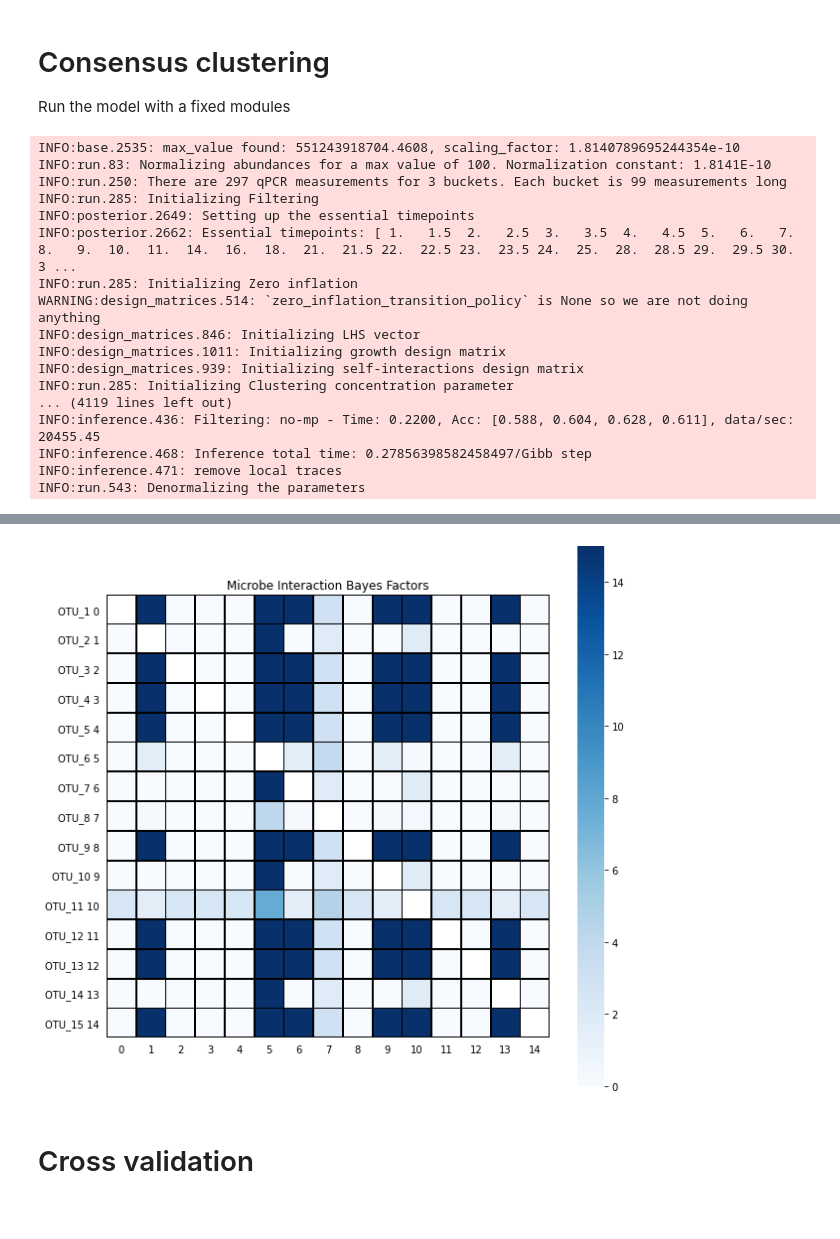
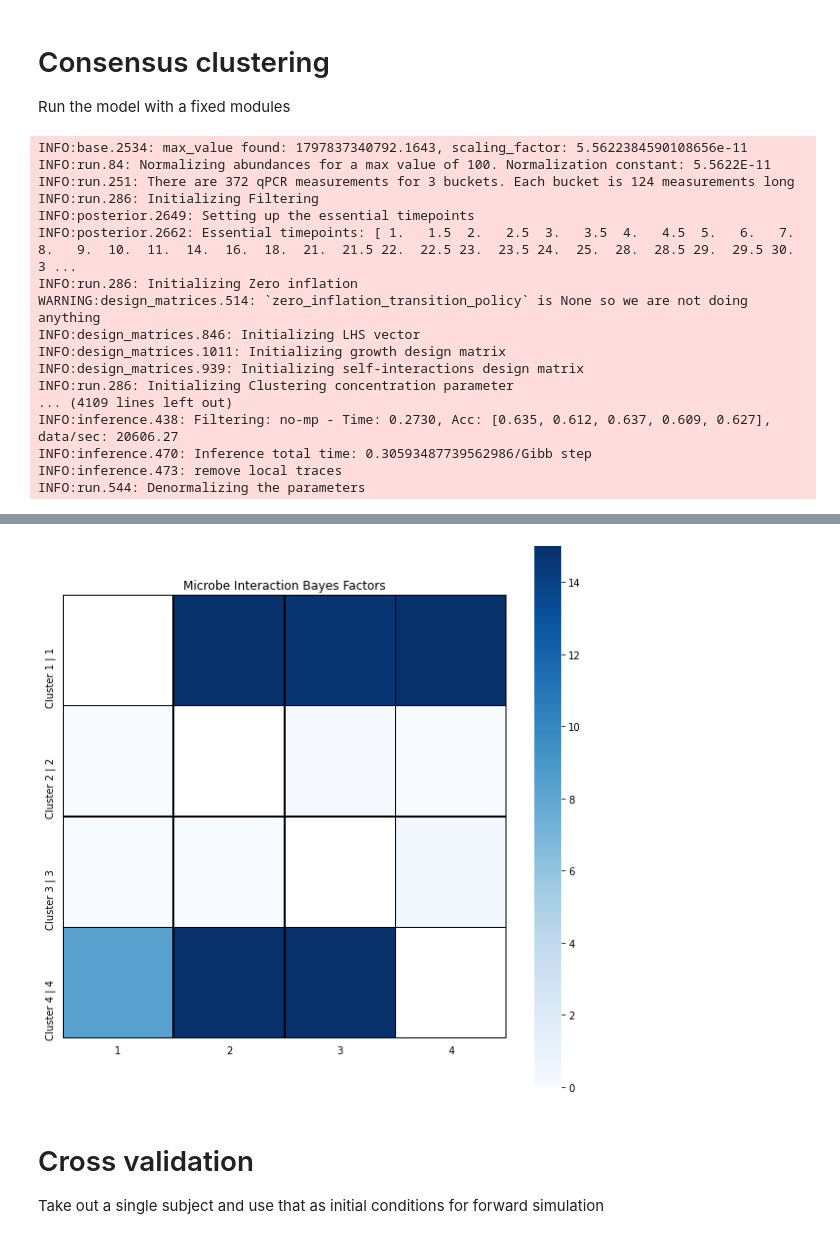
Before and after one commit to JashanSingh126/MDSINE2_Paper, a Jupyter notebook: bindertutorials/tutorial2_inference.ipynb, the cells around one changed output, grey strips where cells are left out. Drawn from its saved outputs; the diff is of its cells as text; code cells hidden in the pictures.

```diff
--- a/bindertutorials/tutorial2_inference.ipynb
+++ b/bindertutorials/tutorial2_inference.ipynb
@@ -267,4 +250,4 @@ negbin a1 0.058736213888751776
 # %%
 # initilize the graph
-mcmc_healthy0 = md2.initialize_graph(params=params, graph_name=h_toy.name, subjset=h_toy)
+mcmc_uc0 = md2.initialize_graph(params=params, graph_name=uc_toy.name, subjset=uc_toy)
 # %% [output]
@@ -288,3 +271,3 @@ INFO:inference.559: ##########################################
 # %%
-mcmc_healthy0 = md2.run_graph(mcmc_healthy0, crash_if_error=True)
+mcmc_uc0 = md2.run_graph(mcmc_uc0, crash_if_error=True)
 # %% [output]
@@ -371,6 +364,7 @@ INFO:inference.436: Variance paramet
 # %%
-clustering = mcmc_healthy1.graph[STRNAMES.CLUSTERING_OBJ]
-taxas = mcmc_healthy1.graph.data.taxas
+clustering = mcmc_uc1.graph[STRNAMES.CLUSTERING_OBJ]
+md2.generate_cluster_assignments_posthoc(clustering, set_as_value=True)
+taxas = mcmc_uc1.graph.data.taxas
 
 md2.visualization.render_trace(clustering.n_clusters)
 order = []
@@ -378,14 +372,17 @@ for i, cluster in enumerate(clustering):
     print('Cluster {}'.format(i))
     for oidx in cluster:
         print('\t', md2.taxaname_for_paper(taxas[oidx], taxas))
+        order.append(oidx)
 
-coclusters = md2.summary(mcmc_healthy1.graph[STRNAMES.CLUSTERING_OBJ].coclusters)['mean']
-md2.visualization.render_cocluster_proportions(coclusters, taxas=h_toy.taxas,
-                                                yticklabels='%(paperformat)s',
-                                              title='Cocluster Probabilities')
+coclusters = md2.summary(mcmc_uc1.graph[STRNAMES.CLUSTERING_OBJ].coclusters)['mean']
+md2.visualization.render_cocluster_proportions(
+    coclusters, taxas=uc_toy.taxas, yticklabels='%(paperformat)s | %(index)s',
+    order=order)
 
-bayes_factors = md2.generate_interation_bayes_factors_posthoc(mcmc_healthy1)
-md2.visualization.render_bayes_factors(bf, taxas=taxas)
+bayes_factors = md2.generate_interation_bayes_factors_posthoc(mcmc_uc1)
+md2.visualization.render_bayes_factors(
+    bayes_factors, taxas=taxas, yticklabels='%(paperformat)s | %(index)s',
+    order=order)
 
 plt.show()
 # %% [output]
@@ -407,9 +436,8 @@ Run the model with a fixed modules
 # %%
 # Use the clustering from a previous as the clustering assignment
 params = md2.config.MDSINE2ModelConfig(
-    basepath=basepath, data_seed=0, init_seed=0,
-    burnin=50, n_samples=100, negbin_a0=a0,
-    negbin_a1=a1, checkpoint=50)
+    basepath=basepath, seed=0, burnin=50, n_samples=100,
+    negbin_a0=a0, negbin_a1=a1, checkpoint=50)
 
 # Do not learn the clustering parameters
 params.LEARN[STRNAMES.CLUSTERING] = False
@@ -417,33 +445,37 @@ params.LEARN[STRNAMES.CONCENTRATION] = False
 
 # Set the initialization option for clustering
 params.INITIALIZATION_KWARGS[STRNAMES.CLUSTERING]['value_option'] = 'fixed-clustering'
-params.INITIALIZATION_KWARGS[STRNAMES.CLUSTERING]['value'] = 'output/mdsine2/run2/mcmc.pkl'
+params.INITIALIZATION_KWARGS[STRNAMES.CLUSTERING]['value'] = 'output/mdsine2/healthy100/mcmc.pkl'
 
-mcmc = md2.initialize_graph(params=params, graph_name=h_toy.name, subjset=h_toy)
+mcmc = md2.initialize_graph(params=params, graph_name=uc_toy.name, subjset=uc_toy)
 mcmc = md2.run_graph(mcmc, crash_if_error=True)
 # %% [output]
-INFO:base.2535: max_value found: 551243918704.4608, scaling_factor: 1.8140789695244354e-10
-INFO:run.83: Normalizing abundances for a max value of 100. Normalization constant: 1.8141E-10
-INFO:run.250: There are 297 qPCR measurements for 3 buckets. Each bucket is 99 measurements long
-INFO:run.285: Initializing Filtering
+INFO:base.2534: max_value found: 1797837340792.1643, scaling_factor: 5.5622384590108656e-11
+INFO:run.84: Normalizing abundances for a max value of 100. Normalization constant: 5.5622E-11
+INFO:run.251: There are 372 qPCR measurements for 3 buckets. Each bucket is 124 measurements long
+INFO:run.286: Initializing Filtering
 INFO:posterior.2649: Setting up the essential timepoints
 INFO:posterior.2662: Essential timepoints: [ 1.   1.5  2.   2.5  3.   3.5  4.   4.5  5.   6.   7.   8.   9.  10.  11.  14.  16.  18.  21.  21.5 22.  22.5 23.  23.5 24.  25.  28.  28.5 29.  29.5 30.  3 ...
-INFO:run.285: Initializing Zero inflation
+INFO:run.286: Initializing Zero inflation
 WARNING:design_matrices.514: `zero_inflation_transition_policy` is None so we are not doing anything
 INFO:design_matrices.846: Initializing LHS vector
 INFO:design_matrices.1011: Initializing growth design matrix
 INFO:design_matrices.939: Initializing self-interactions design matrix
-INFO:run.285: Initializing Clustering concentration parameter
-... (4119 lines left out)
-INFO:inference.436: Filtering: no-mp - Time: 0.2200, Acc: [0.588, 0.604, 0.628, 0.611], data/sec: 20455.45
-INFO:inference.468: Inference total time: 0.27856398582458497/Gibb step
-INFO:inference.471: remove local traces
-INFO:run.543: Denormalizing the parameters
+INFO:run.286: Initializing Clustering concentration parameter
+... (4109 lines left out)
+INFO:inference.438: Filtering: no-mp - Time: 0.2730, Acc: [0.635, 0.612, 0.637, 0.609, 0.627], data/sec: 20606.27
+INFO:inference.470: Inference total time: 0.30593487739562986/Gibb step
+INFO:inference.473: remove local traces
+INFO:run.544: Denormalizing the parameters
 # %%
 # Plot the posterior
 taxas = mcmc.graph.data.taxas
 
-bf = md2.generate_interation_bayes_factors_posthoc(mcmc)
-md2.visualization.render_bayes_factors(bf, taxas=taxas)
+clustering = mcmc.graph[STRNAMES.CLUSTERING_OBJ]
+bf_taxa = md2.generate_interation_bayes_factors_posthoc(mcmc)
+bf_clustering = md2.condense_fixed_clustering_interaction_matrix(bf_taxa, clustering=clustering)
+
+labels = ['Cluster {} | {}'.format(i+1, i+1) for i in range(len(clustering))]
+md2.visualization.render_bayes_factors(bf_clustering, yticklabels=labels)
 plt.show()
 # %% [output]
@@ -450,3 +483,5 @@ plt.show()
-[figure, old version]
+[figure, new version]
-# %% [markdown]
-# Cross validation
+# %% [markdown]
+# Cross validation
+
+Take out a single subject and use that as initial conditions for forward simulation
```
Also changed, not shown: parts of 21 cells of this notebook, 5 other files.
